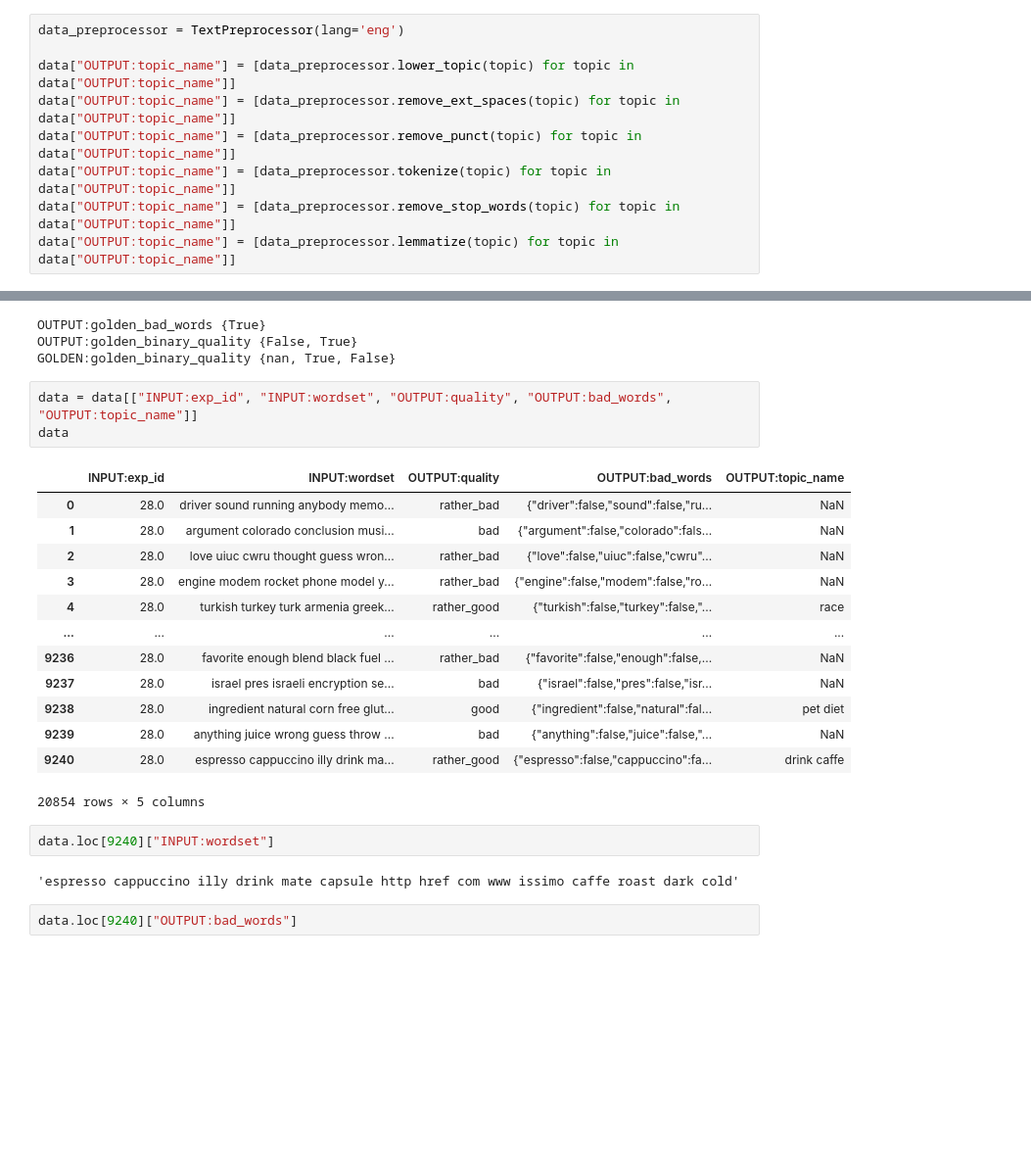
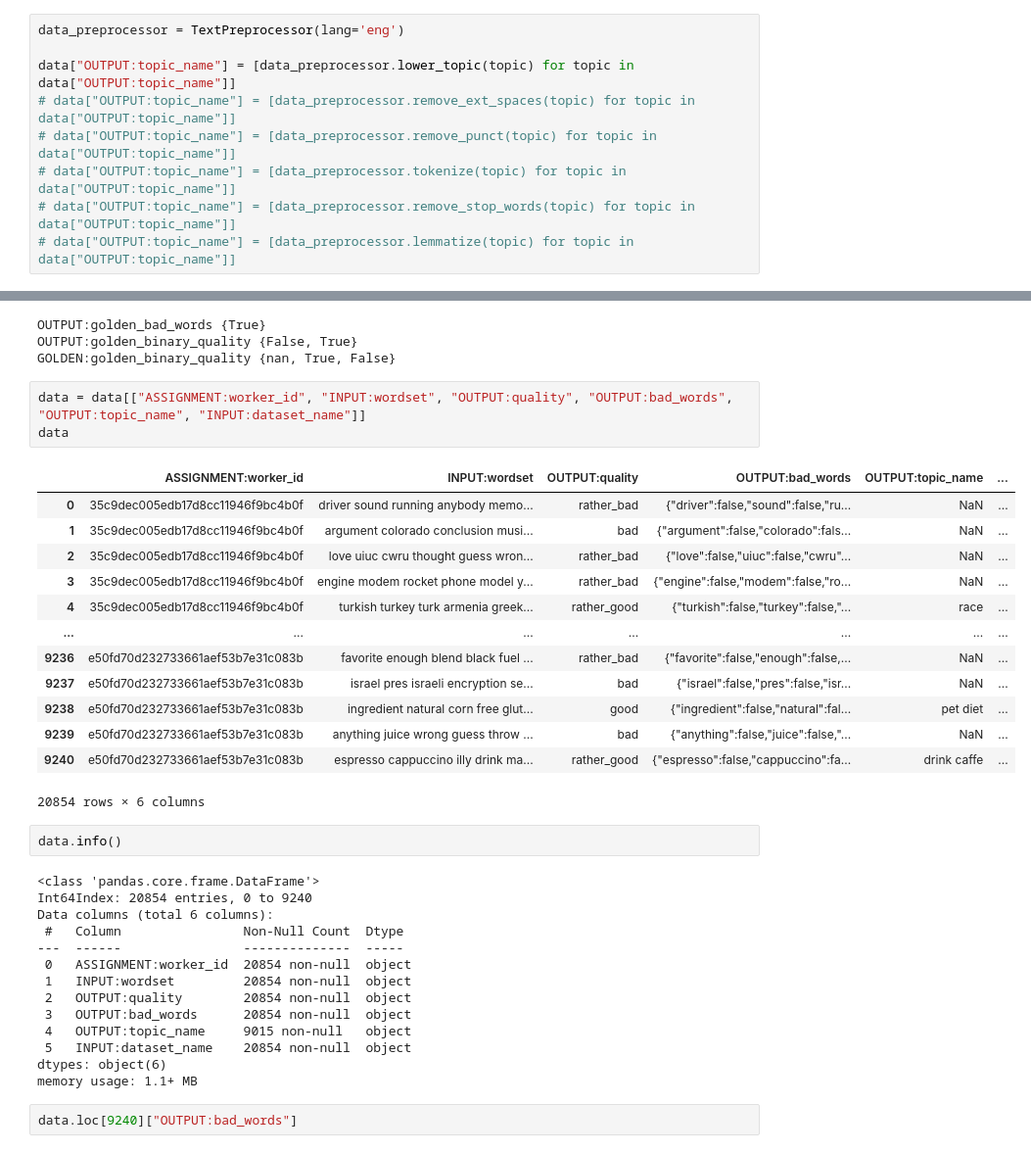
Before and after one commit to alex-mat-s/LLM_QE_TM, a Jupyter notebook: notebooks/EDA.ipynb, the cells around one changed output, grey strips where cells are left out. Shown at 98% size. Drawn from its saved outputs; the diff is of its cells as text; blank space fills up the shorter version.

```diff
--- a/notebooks/EDA.ipynb
+++ b/notebooks/EDA.ipynb
@@ -275,11 +297,11 @@ woman thrashed hotel room
 data_preprocessor = TextPreprocessor(lang='eng')
 
 data["OUTPUT:topic_name"] = [data_preprocessor.lower_topic(topic) for topic in data["OUTPUT:topic_name"]]
-data["OUTPUT:topic_name"] = [data_preprocessor.remove_ext_spaces(topic) for topic in data["OUTPUT:topic_name"]]
-data["OUTPUT:topic_name"] = [data_preprocessor.remove_punct(topic) for topic in data["OUTPUT:topic_name"]]
-data["OUTPUT:topic_name"] = [data_preprocessor.tokenize(topic) for topic in data["OUTPUT:topic_name"]]
-data["OUTPUT:topic_name"] = [data_preprocessor.remove_stop_words(topic) for topic in data["OUTPUT:topic_name"]]
-data["OUTPUT:topic_name"] = [data_preprocessor.lemmatize(topic) for topic in data["OUTPUT:topic_name"]]
+# data["OUTPUT:topic_name"] = [data_preprocessor.remove_ext_spaces(topic) for topic in data["OUTPUT:topic_name"]]
+# data["OUTPUT:topic_name"] = [data_preprocessor.remove_punct(topic) for topic in data["OUTPUT:topic_name"]]
+# data["OUTPUT:topic_name"] = [data_preprocessor.tokenize(topic) for topic in data["OUTPUT:topic_name"]]
+# data["OUTPUT:topic_name"] = [data_preprocessor.remove_stop_words(topic) for topic in data["OUTPUT:topic_name"]]
+# data["OUTPUT:topic_name"] = [data_preprocessor.lemmatize(topic) for topic in data["OUTPUT:topic_name"]]
 # %% [markdown]
 ### Extract main inforamation
 # %%
@@ -291,26 +313,38 @@ OUTPUT:golden_bad_words {True}
 OUTPUT:golden_binary_quality {False, True}
 GOLDEN:golden_binary_quality {nan, True, False}
 # %%
-data = data[["INPUT:exp_id", "INPUT:wordset", "OUTPUT:quality", "OUTPUT:bad_words", "OUTPUT:topic_name"]]
+data = data[["ASSIGNMENT:worker_id", "INPUT:wordset", "OUTPUT:quality", "OUTPUT:bad_words", "OUTPUT:topic_name", "INPUT:dataset_name"]]
 data
 # %% [output]
-|  | INPUT:exp_id | INPUT:wordset | OUTPUT:quality | OUTPUT:bad_words | OUTPUT:topic_name |
-| 0 | 28.0 | driver sound running anybody memo... | rather_bad | {"driver":false,"sound":false,"ru... | NaN |
-| 1 | 28.0 | argument colorado conclusion musi... | bad | {"argument":false,"colorado":fals... | NaN |
-| 2 | 28.0 | love uiuc cwru thought guess wron... | rather_bad | {"love":false,"uiuc":false,"cwru"... | NaN |
-| 3 | 28.0 | engine modem rocket phone model y... | rather_bad | {"engine":false,"modem":false,"ro... | NaN |
-| 4 | 28.0 | turkish turkey turk armenia greek... | rather_good | {"turkish":false,"turkey":false,"... | race |
-| ... | ... | ... | ... | ... | ... |
-| 9236 | 28.0 | favorite enough blend black fuel ... | rather_bad | {"favorite":false,"enough":false,... | NaN |
-| 9237 | 28.0 | israel pres israeli encryption se... | bad | {"israel":false,"pres":false,"isr... | NaN |
-| 9238 | 28.0 | ingredient natural corn free glut... | good | {"ingredient":false,"natural":fal... | pet diet |
-| 9239 | 28.0 | anything juice wrong guess throw ... | bad | {"anything":false,"juice":false,"... | NaN |
-| 9240 | 28.0 | espresso cappuccino illy drink ma... | rather_good | {"espresso":false,"cappuccino":fa... | drink caffe |
+|  | ASSIGNMENT:worker_id | INPUT:wordset | OUTPUT:quality | OUTPUT:bad_words | OUTPUT:topic_name | ... |
+| 0 | 35c9dec005edb17d8cc11946f9bc4b0f | driver sound running anybody memo... | rather_bad | {"driver":false,"sound":false,"ru... | NaN | ... |
+| 1 | 35c9dec005edb17d8cc11946f9bc4b0f | argument colorado conclusion musi... | bad | {"argument":false,"colorado":fals... | NaN | ... |
+| 2 | 35c9dec005edb17d8cc11946f9bc4b0f | love uiuc cwru thought guess wron... | rather_bad | {"love":false,"uiuc":false,"cwru"... | NaN | ... |
+| 3 | 35c9dec005edb17d8cc11946f9bc4b0f | engine modem rocket phone model y... | rather_bad | {"engine":false,"modem":false,"ro... | NaN | ... |
+| 4 | 35c9dec005edb17d8cc11946f9bc4b0f | turkish turkey turk armenia greek... | rather_good | {"turkish":false,"turkey":false,"... | race | ... |
+| ... | ... | ... | ... | ... | ... | ... |
+| 9236 | e50fd70d232733661aef53b7e31c083b | favorite enough blend black fuel ... | rather_bad | {"favorite":false,"enough":false,... | NaN | ... |
+| 9237 | e50fd70d232733661aef53b7e31c083b | israel pres israeli encryption se... | bad | {"israel":false,"pres":false,"isr... | NaN | ... |
+| 9238 | e50fd70d232733661aef53b7e31c083b | ingredient natural corn free glut... | good | {"ingredient":false,"natural":fal... | pet diet | ... |
+| 9239 | e50fd70d232733661aef53b7e31c083b | anything juice wrong guess throw ... | bad | {"anything":false,"juice":false,"... | NaN | ... |
+| 9240 | e50fd70d232733661aef53b7e31c083b | espresso cappuccino illy drink ma... | rather_good | {"espresso":false,"cappuccino":fa... | drink caffe | ... |
-20854 rows × 5 columns
+20854 rows × 6 columns
-# %%
-data.loc[9240]["INPUT:wordset"]
-# %% [output]
-'espresso cappuccino illy drink mate capsule http href com www issimo caffe roast dark cold'
+# %%
+data.info()
+# %% [output]
+<class 'pandas.core.frame.DataFrame'>
+Int64Index: 20854 entries, 0 to 9240
+Data columns (total 6 columns):
+ #   Column                Non-Null Count  Dtype
+---  ------                --------------  -----
+ 0   ASSIGNMENT:worker_id  20854 non-null  object
+ 1   INPUT:wordset         20854 non-null  object
+ 2   OUTPUT:quality        20854 non-null  object
+ 3   OUTPUT:bad_words      20854 non-null  object
+ 4   OUTPUT:topic_name     9015 non-null   object
+ 5   INPUT:dataset_name    20854 non-null  object
+dtypes: object(6)
+memory usage: 1.1+ MB
 # %%
 data.loc[9240]["OUTPUT:bad_words"]
 # %% [output]
```
Also changed, not shown: parts of 38 cells of this notebook, 10 other files.
